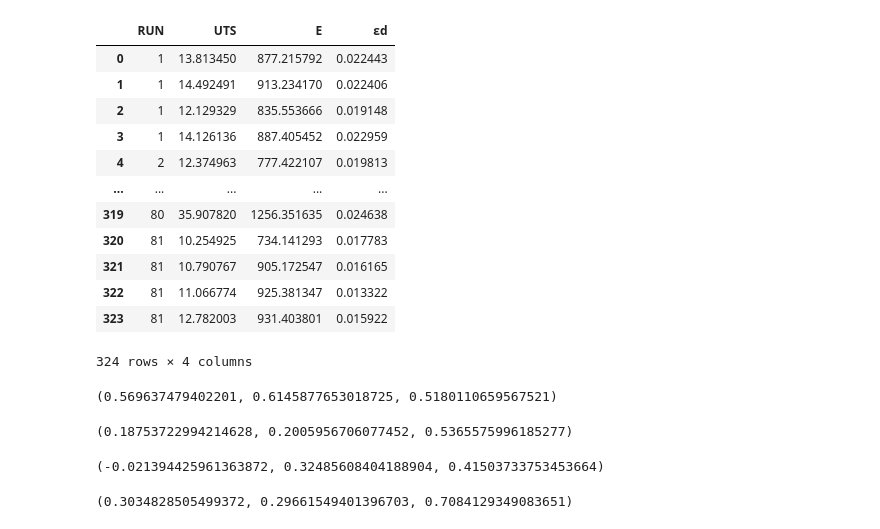
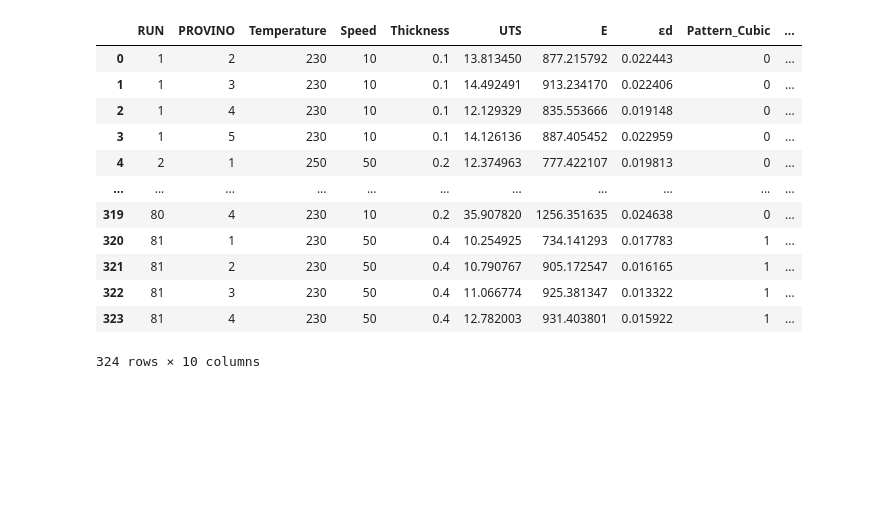
Before and after one commit to APanico12/DOE_ML_REV, a Jupyter notebook: Main.ipynb, the cells around one changed output. Drawn from its saved outputs; the diff is of its cells as text; code cells hidden in the pictures; blank space fills up the shorter version.

```diff
--- a/Main.ipynb
+++ b/Main.ipynb
@@ -23,25 +24,0 @@ RSM_pred
-# %%
-Actual_target  = DF_DOE.iloc[:,[0, 6, 7, 8]]
-Actual_target
-# %% [output]
-|  | RUN | UTS | E | εd |
-| 0 | 1 | 13.813450 | 877.215792 | 0.022443 |
-| 1 | 1 | 14.492491 | 913.234170 | 0.022406 |
-| 2 | 1 | 12.129329 | 835.553666 | 0.019148 |
-| 3 | 1 | 14.126136 | 887.405452 | 0.022959 |
-| 4 | 2 | 12.374963 | 777.422107 | 0.019813 |
-| ... | ... | ... | ... | ... |
-| 319 | 80 | 35.907820 | 1256.351635 | 0.024638 |
-| 320 | 81 | 10.254925 | 734.141293 | 0.017783 |
-| 321 | 81 | 10.790767 | 905.172547 | 0.016165 |
-| 322 | 81 | 11.066774 | 925.381347 | 0.013322 |
-| 323 | 81 | 12.782003 | 931.403801 | 0.015922 |
-324 rows × 4 columns
-# %%
-#R^2 value RSM
-R_UTS = r2_score(Actual_target.iloc[:,1], RSM_pred.iloc[:,1])
-R_E =r2_score(Actual_target.iloc[:,2], RSM_pred.iloc[:,2])
-R_ed =r2_score(Actual_target.iloc[:,3], RSM_pred.iloc[:,3])
-R_UTS, R_E, R_ed
-# %% [output]
-(0.569637479402201, 0.6145877653018725, 0.5180110659567521)
@@ -61,24 +25,19 @@ RSM_pred_Cubic = RSM_pred[RSM_pred["RUN"].isin(RUN_Cubic.unique())]
-# %%
-#R^2 value UTS for pattern
-UTS_lines = r2_score(DF_Lines.iloc[:,6], RSM_pred_Lines.iloc[:,1])
-UTS_grid = r2_score(DF_Grid.iloc[:,6], RSM_pred_Grid.iloc[:,1])
-UTS_cubic = r2_score(DF_Cubic.iloc[:,6], RSM_pred_Cubic.iloc[:,1])
-UTS_lines, UTS_grid, UTS_cubic
-# %% [output]
-(0.18753722994214628, 0.2005956706077452, 0.5365575996185277)
-# %%
-#R^2 value E for pattern
-E_lines = r2_score(DF_Lines.iloc[:,7], RSM_pred_Lines.iloc[:,2])
-E_grid = r2_score(DF_Grid.iloc[:,7], RSM_pred_Grid.iloc[:,2])
-E_cubic = r2_score(DF_Cubic.iloc[:,7], RSM_pred_Cubic.iloc[:,2])
-E_lines, E_grid, E_cubic
-# %% [output]
-(-0.021394425961363872, 0.32485608404188904, 0.41503733753453664)
-# %%
-#R^2 value ed for pattern
-ed_lines = r2_score(DF_Lines.iloc[:,8], RSM_pred_Lines.iloc[:,3])
-ed_grid = r2_score(DF_Grid.iloc[:,8], RSM_pred_Grid.iloc[:,3])
-ed_cubic = r2_score(DF_Cubic.iloc[:,8], RSM_pred_Cubic.iloc[:,3])
-ed_lines, ed_grid, ed_cubic
-# %% [output]
-(0.3034828505499372, 0.29661549401396703, 0.7084129349083651)
+# %%
+df = pd.get_dummies(DF_DOE, columns=['Pattern'], drop_first=False)
+# Rimuovere la colonna 'Pattern_Lines' manualmente
+df = df.drop(columns=['Pattern_Lines'])
+df
+# %% [output]
+|  | RUN | PROVINO | Temperature | Speed | Thickness | UTS | E | εd | Pattern_Cubic | ... |
+| 0 | 1 | 2 | 230 | 10 | 0.1 | 13.813450 | 877.215792 | 0.022443 | 0 | ... |
+| 1 | 1 | 3 | 230 | 10 | 0.1 | 14.492491 | 913.234170 | 0.022406 | 0 | ... |
+| 2 | 1 | 4 | 230 | 10 | 0.1 | 12.129329 | 835.553666 | 0.019148 | 0 | ... |
+| 3 | 1 | 5 | 230 | 10 | 0.1 | 14.126136 | 887.405452 | 0.022959 | 0 | ... |
+| 4 | 2 | 1 | 250 | 50 | 0.2 | 12.374963 | 777.422107 | 0.019813 | 0 | ... |
+| ... | ... | ... | ... | ... | ... | ... | ... | ... | ... | ... |
+| 319 | 80 | 4 | 230 | 10 | 0.2 | 35.907820 | 1256.351635 | 0.024638 | 0 | ... |
+| 320 | 81 | 1 | 230 | 50 | 0.4 | 10.254925 | 734.141293 | 0.017783 | 1 | ... |
+| 321 | 81 | 2 | 230 | 50 | 0.4 | 10.790767 | 905.172547 | 0.016165 | 1 | ... |
+| 322 | 81 | 3 | 230 | 50 | 0.4 | 11.066774 | 925.381347 | 0.013322 | 1 | ... |
+| 323 | 81 | 4 | 230 | 50 | 0.4 | 12.782003 | 931.403801 | 0.015922 | 1 | ... |
+324 rows × 10 columns
```
Also changed, not shown: parts of 11 cells of this notebook, 1 other file.
